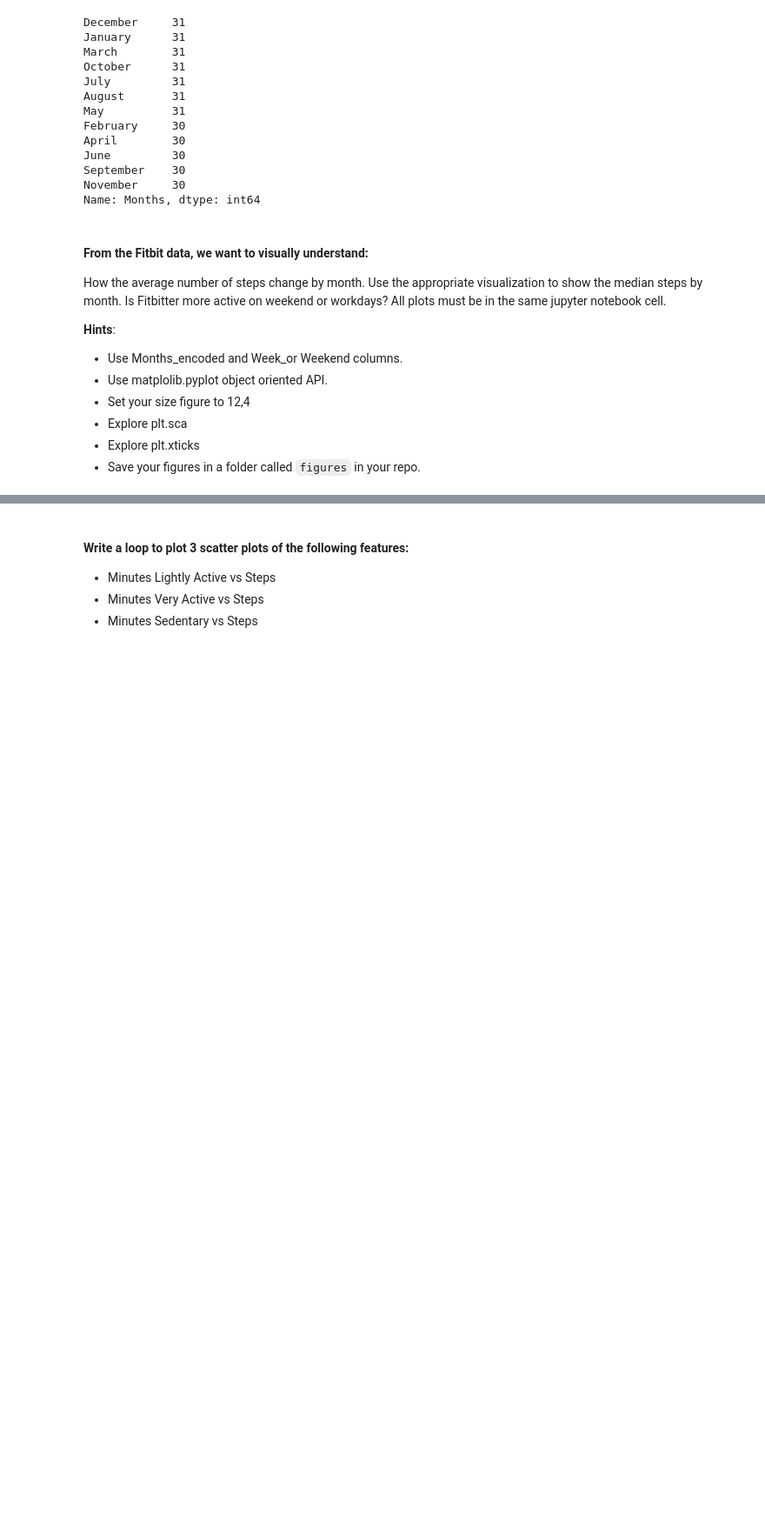
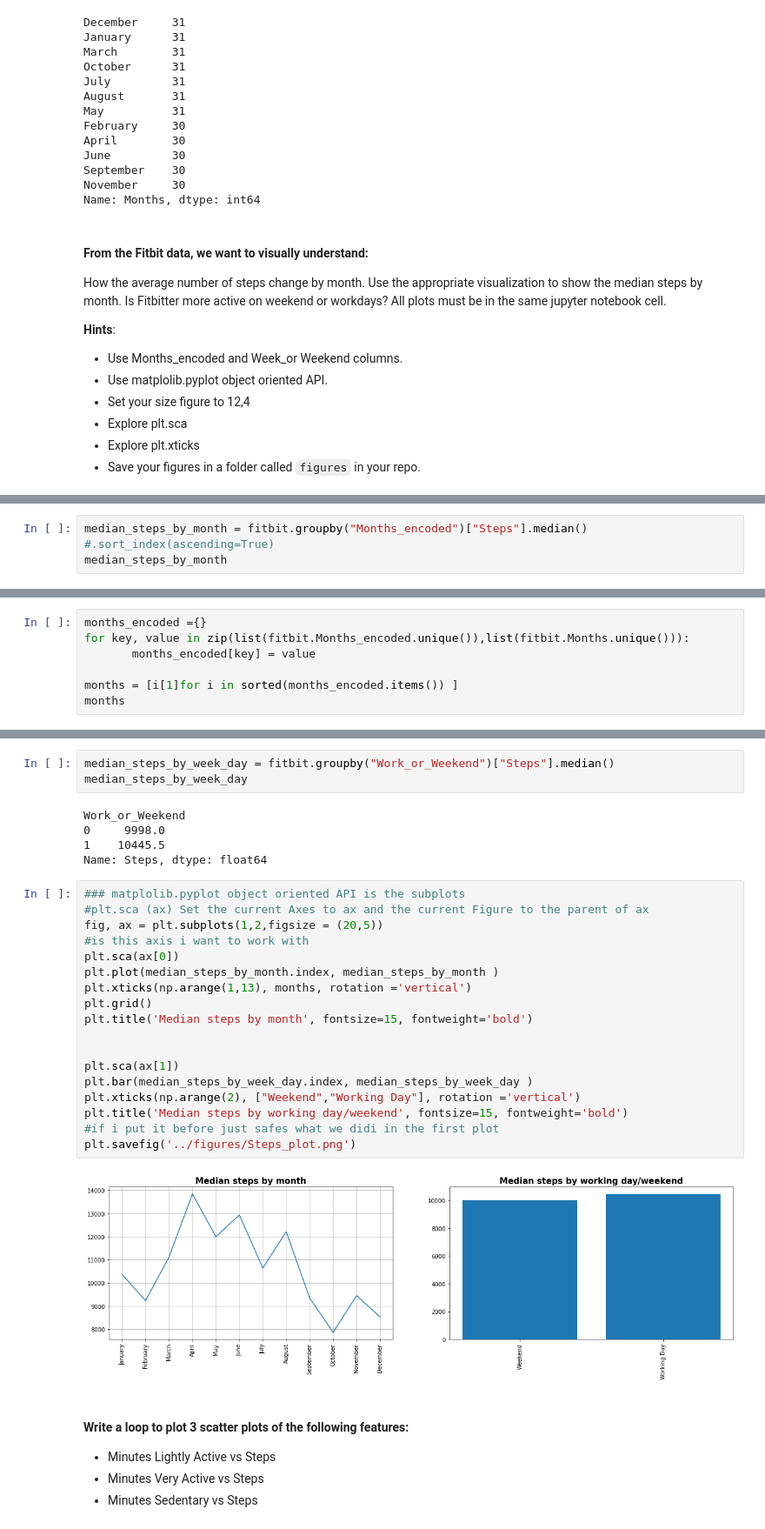
Before and after one commit to ta-data-remote/lab-matplotlib-seaborn, a Jupyter notebook: your-code/main.ipynb, the cells around one changed output, grey strips where cells are left out. Shown at 87% size. Saved outputs shown, nothing was run; the diff lists cells and outputs as text; blank space fills up the shorter version.

```diff
--- a/your-code/main.ipynb
+++ b/your-code/main.ipynb
@@ -228,0 +273,3 @@ How the average number of steps change by month. Use the appropriate visualizati
+# %%
+median_steps_by_month = fitbit.groupby("Months_encoded")["Steps"].median() #.sort_index(ascending=True)
+median_steps_by_month
@@ -228,0 +301,7 @@ How the average number of steps change by month. Use the appropriate visualizati
+# %%
+months_encoded ={}
+for key, value in zip(list(fitbit.Months_encoded.unique()),list(fitbit.Months.unique())):
+       months_encoded[key] = value
+
+months = [i[1]for i in sorted(months_encoded.items()) ]
+months
@@ -229,3 +321,31 @@ How the average number of steps change by month. Use the appropriate visualizati
+# %%
+median_steps_by_week_day = fitbit.groupby("Work_or_Weekend")["Steps"].median()
+median_steps_by_week_day
+# %% [output]
+Work_or_Weekend
+0     9998.0
+1    10445.5
+Name: Steps, dtype: float64
+# %%
+### matplolib.pyplot object oriented API is the subplots
+#plt.sca (ax) Set the current Axes to ax and the current Figure to the parent of ax
+fig, ax = plt.subplots(1,2,figsize = (20,5))
+#is this axis i want to work with
+plt.sca(ax[0])
+plt.plot(median_steps_by_month.index, median_steps_by_month )
+plt.xticks(np.arange(1,13), months, rotation ='vertical')
+plt.grid()
+plt.title('Median steps by month', fontsize=15, fontweight='bold')
+
+
+plt.sca(ax[1])
+plt.bar(median_steps_by_week_day.index, median_steps_by_week_day )
+plt.xticks(np.arange(2), ["Weekend","Working Day"], rotation ='vertical')
+plt.title('Median steps by working day/weekend', fontsize=15, fontweight='bold')
+#if i put it before just safes what we didi in the first plot
+plt.savefig('../figures/Steps_plot.png')
+# %% [output]
+[figure, added]
 # %% [markdown]
 #### Write a loop to plot 3 scatter plots of the following features:
 
```
Also changed, not shown: parts of 9 cells of this notebook, 1 other file.
